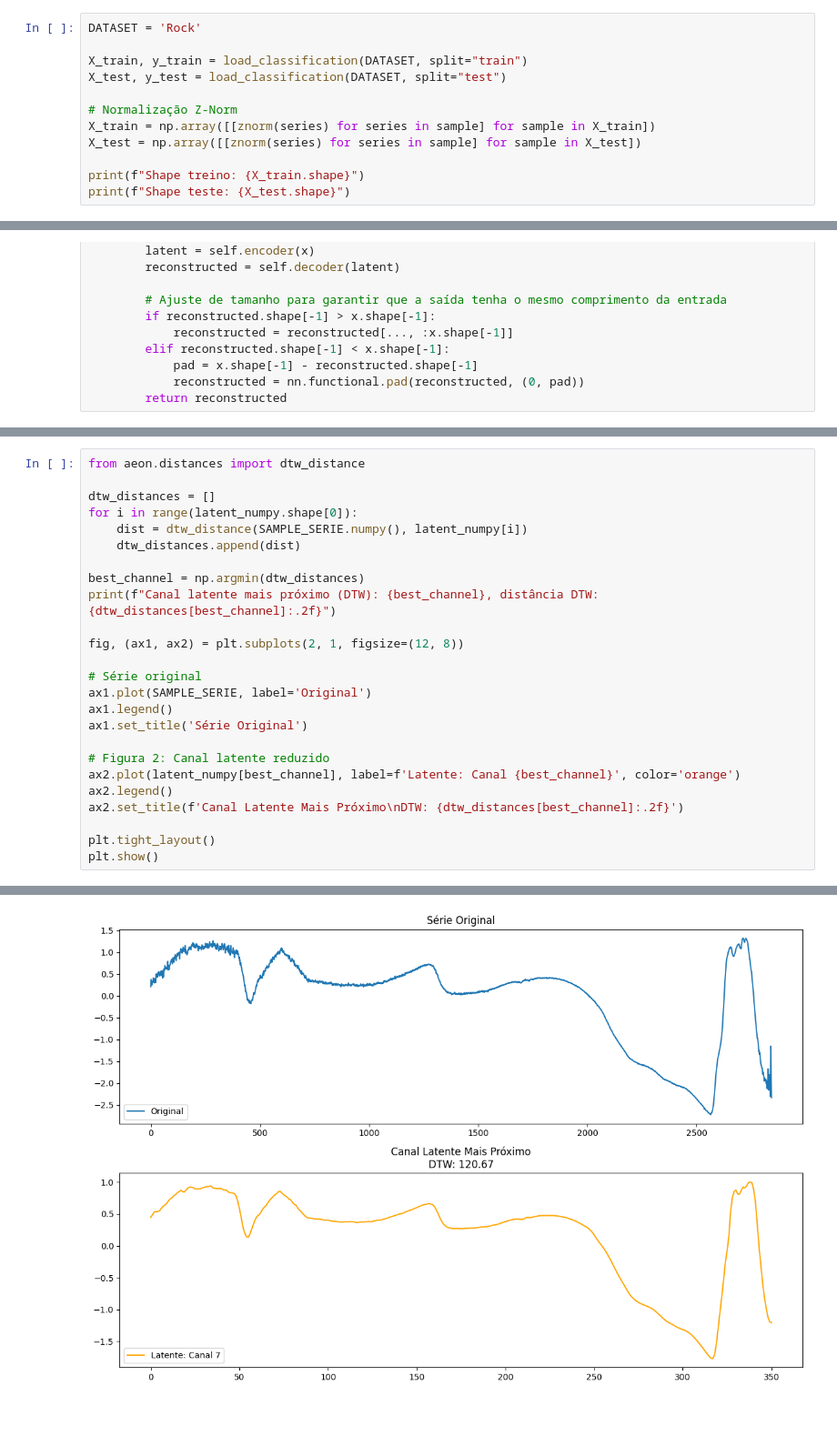
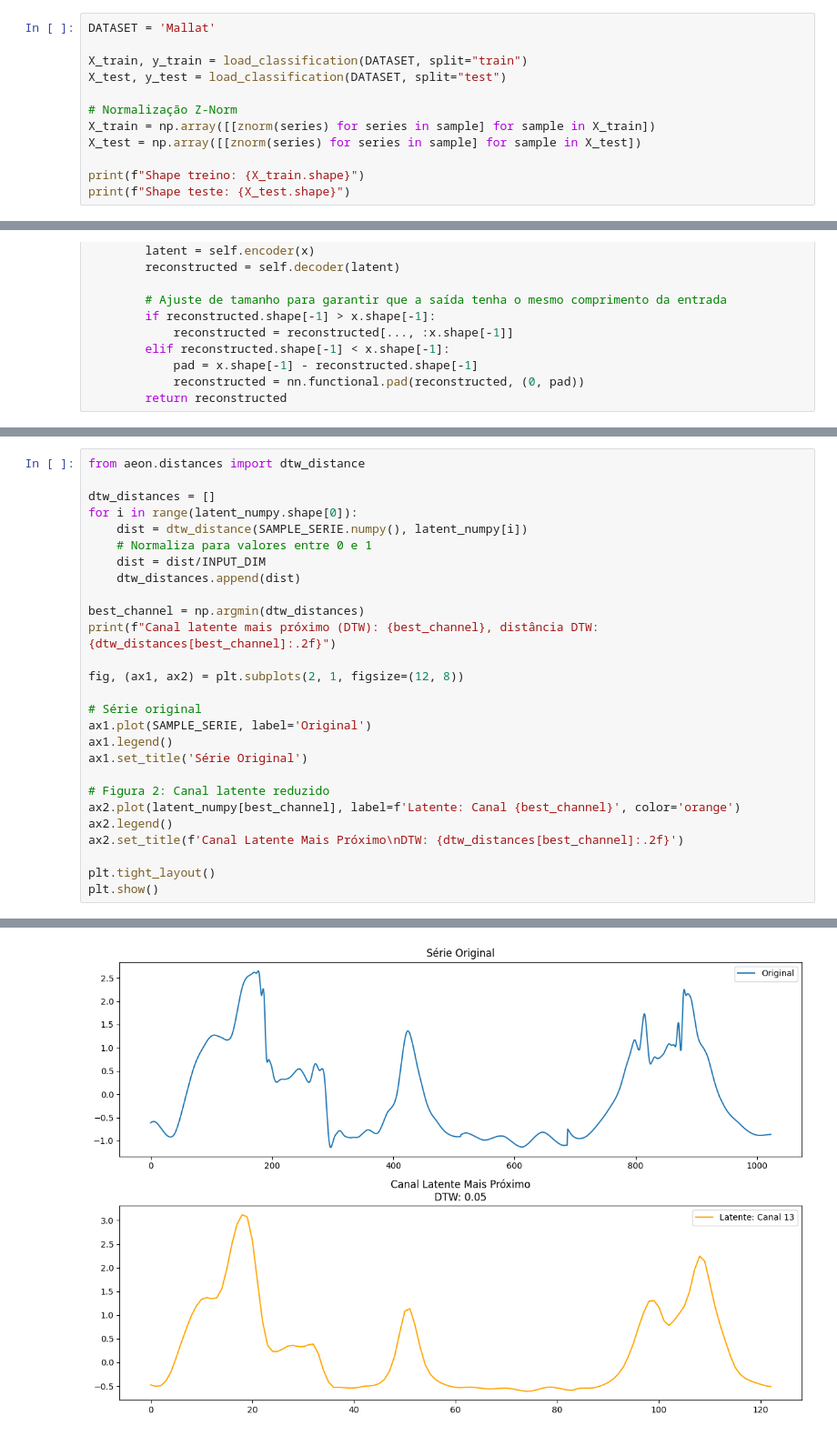
Before and after one commit to MoroFernando/time-series-dimensionality-reduction, a Jupyter notebook: autoencoder.ipynb, the cells around one changed output, grey strips where cells are left out. Shown at 91% size. Saved outputs shown, nothing was run; the diff lists cells and outputs as text.

```diff
--- a/autoencoder.ipynb
+++ b/autoencoder.ipynb
@@ -40,7 +40,7 @@ def znorm(x):
   x_znorm = (x - np.mean(x)) / np.std(x)
   return x_znorm
 # %%
-DATASET = 'Rock'
+DATASET = 'Mallat'
 
 X_train, y_train = load_classification(DATASET, split="train")
 X_test, y_test = load_classification(DATASET, split="test")
@@ -311,6 +311,8 @@ from aeon.distances import dtw_distance
 dtw_distances = []
 for i in range(latent_numpy.shape[0]):
     dist = dtw_distance(SAMPLE_SERIE.numpy(), latent_numpy[i])
+    # Normaliza para valores entre 0 e 1
+    dist = dist/INPUT_DIM
     dtw_distances.append(dist)
 
 best_channel = np.argmin(dtw_distances)
@@ -335 +337 @@ Canal latente mais próximo (DTW): 7, distância DTW: 120.67
-[figure, old version]
+[figure, new version]
```
Also changed, not shown: parts of 10 cells of this notebook.
